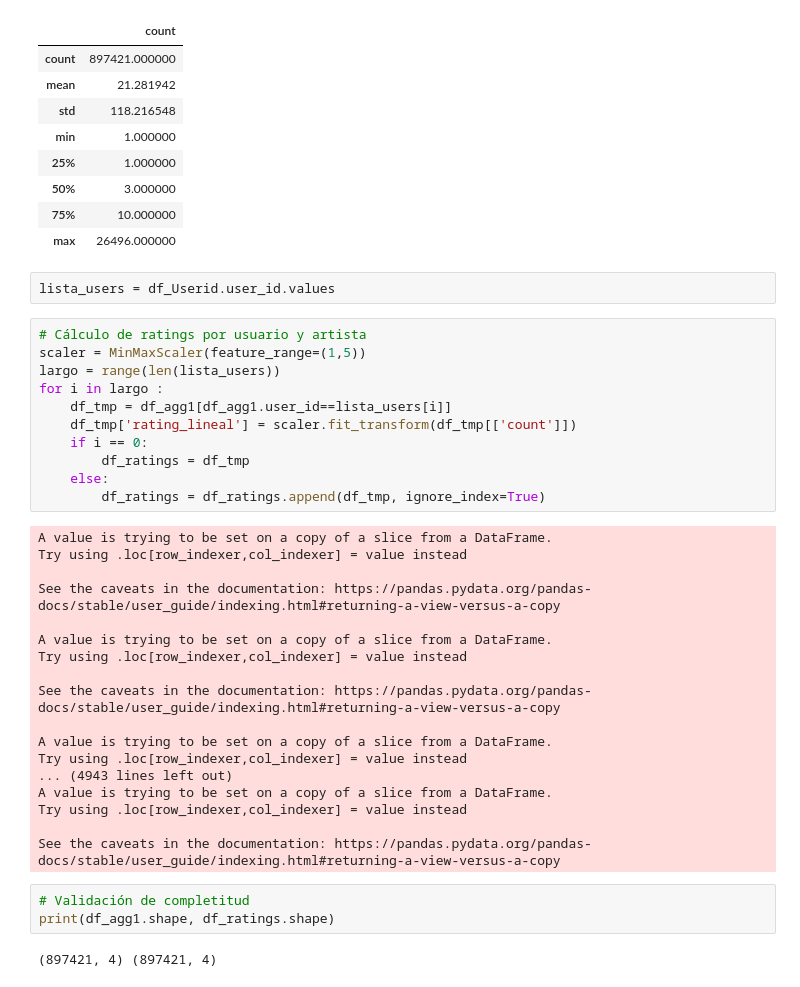
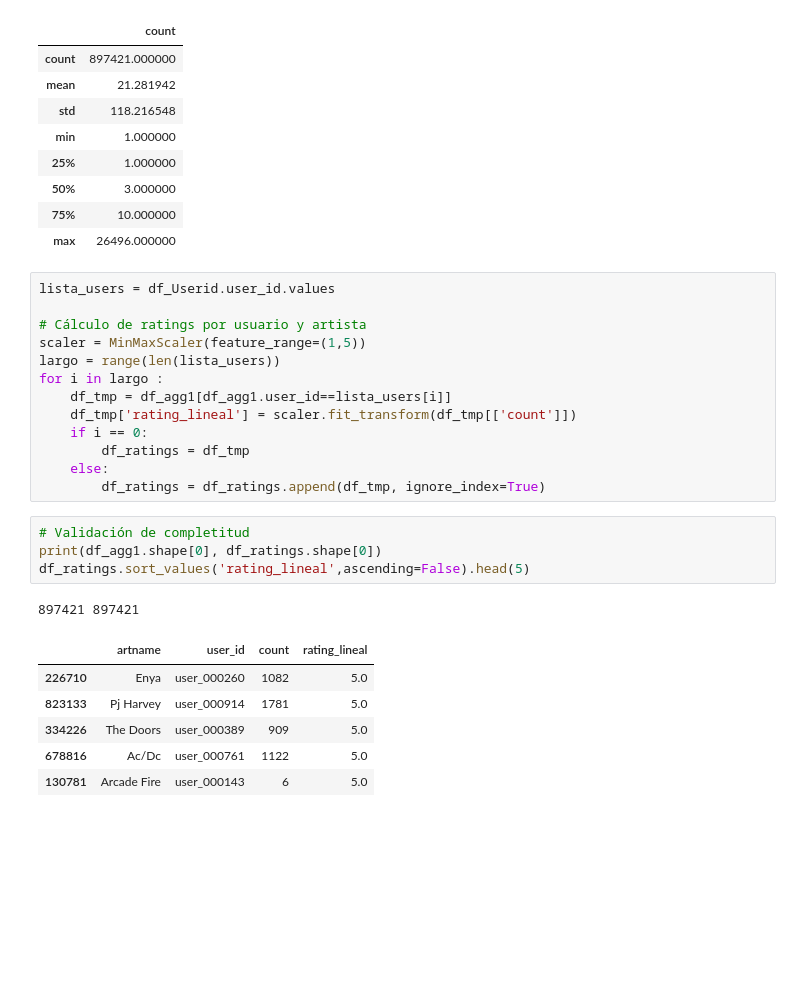
Before and after one commit to minigonche/sistemas_de_recomendacion_2020, a Jupyter notebook: talleres/taller_1/modelos/Matriz_Rating_BalanceLinealSimple.ipynb, the cells around one changed output. Saved outputs shown, nothing was run; the diff lists cells and outputs as text; blank space fills up the shorter version.

```diff
--- a/talleres/taller_1/modelos/Matriz_Rating_BalanceLinealSimple.ipynb
+++ b/talleres/taller_1/modelos/Matriz_Rating_BalanceLinealSimple.ipynb
@@ -133,9 +118,9 @@ df_agg1.describe()
 | 50% | 3.000000 |
 | 75% | 10.000000 |
 | max | 26496.000000 |
-# %%
-lista_users = df_Userid.user_id.values
 # %%
+lista_users = df_Userid.user_id.values
+
 # Cálculo de ratings por usuario y artista
 scaler = MinMaxScaler(feature_range=(1,5))
 largo = range(len(lista_users))
@@ -146,26 +131,15 @@ for i in largo :
         df_ratings = df_tmp
     else:
         df_ratings = df_ratings.append(df_tmp, ignore_index=True)
-# %% [output]
-A value is trying to be set on a copy of a slice from a DataFrame.
-Try using .loc[row_indexer,col_indexer] = value instead
-
-See the caveats in the documentation: https://pandas.pydata.org/pandas-docs/stable/user_guide/indexing.html#returning-a-view-versus-a-copy
-
-A value is trying to be set on a copy of a slice from a DataFrame.
-Try using .loc[row_indexer,col_indexer] = value instead
-
-See the caveats in the documentation: https://pandas.pydata.org/pandas-docs/stable/user_guide/indexing.html#returning-a-view-versus-a-copy
-
-A value is trying to be set on a copy of a slice from a DataFrame.
-Try using .loc[row_indexer,col_indexer] = value instead
-... (4943 lines left out)
-A value is trying to be set on a copy of a slice from a DataFrame.
-Try using .loc[row_indexer,col_indexer] = value instead
-
-See the caveats in the documentation: https://pandas.pydata.org/pandas-docs/stable/user_guide/indexing.html#returning-a-view-versus-a-copy
 # %%
 # Validación de completitud
-print(df_agg1.shape, df_ratings.shape)
+print(df_agg1.shape[0], df_ratings.shape[0])
+df_ratings.sort_values('rating_lineal',ascending=False).head(5)
 # %% [output]
-(897421, 4) (897421, 4)
+897421 897421
+|  | artname | user_id | count | rating_lineal |
+| 226710 | Enya | user_000260 | 1082 | 5.0 |
+| 823133 | Pj Harvey | user_000914 | 1781 | 5.0 |
+| 334226 | The Doors | user_000389 | 909 | 5.0 |
+| 678816 | Ac/Dc | user_000761 | 1122 | 5.0 |
+| 130781 | Arcade Fire | user_000143 | 6 | 5.0 |
```
Also changed, not shown: parts of 41 cells of this notebook.
